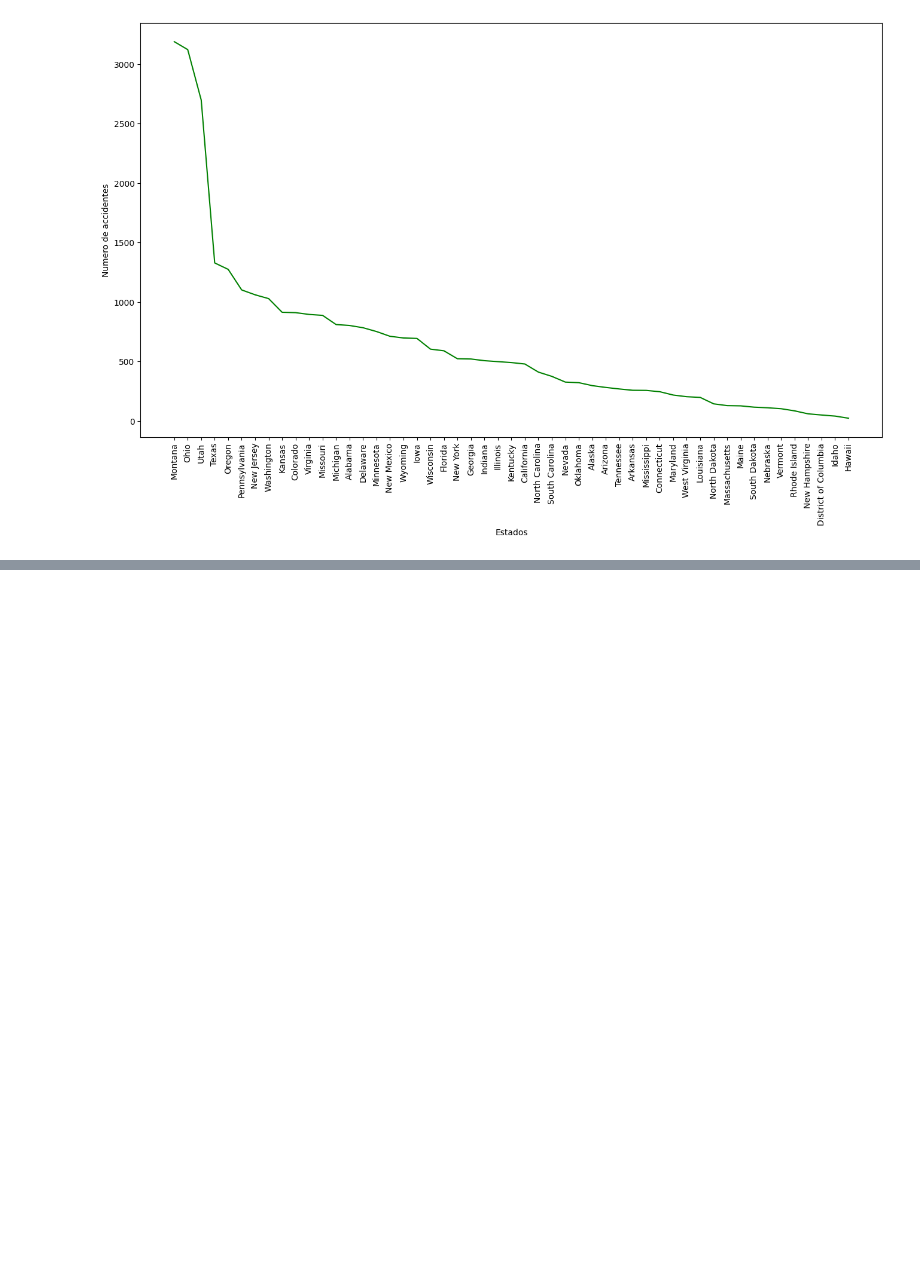
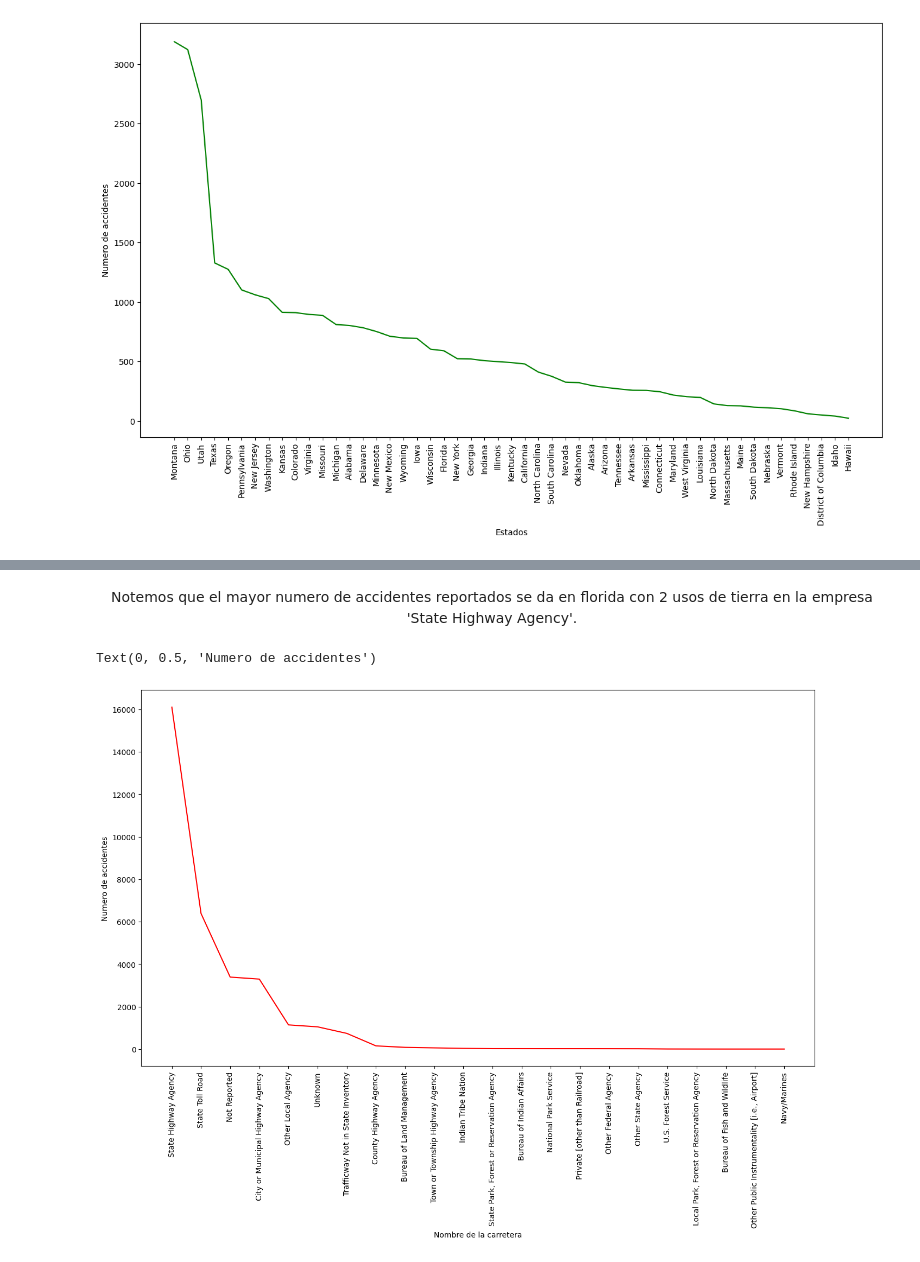
Before and after one commit to Javier-Caceres-M/Solemne-1, a Jupyter notebook: Desarrollo/Desarrollo.ipynb, the cells around one changed output, grey strips where cells are left out. Cells and saved outputs as stored; diff of their text form; code cells hidden in the pictures; blank space fills up the shorter version.

```diff
--- a/Desarrollo/Desarrollo.ipynb
+++ b/Desarrollo/Desarrollo.ipynb
@@ -79,0 +246,17 @@ plt.show()
+# %% [markdown]
+<center>Notemos que el mayor numero de accidentes reportados se da en florida con 2 usos de tierra en la empresa 'State Highway Agency'.<center>
+# %%
+# Graficando el numero el numero de accidentes por carretera.
+
+# Definiendo variables a graficar
+x = list( df['ownership_name'].unique() )
+y = list( df['ownership_name'].value_counts() )
+
+# Creando grafico
+plt.plot( x , y , 'r' )
+plt.xticks( rotation = 'vertical' )
+plt.xlabel( 'Nombre de la carretera' )
+plt.ylabel( 'Numero de accidentes' )
+# %% [output]
+Text(0, 0.5, 'Numero de accidentes')
+[figure, added]
```
Also changed, not shown: parts of 28 cells of this notebook.
